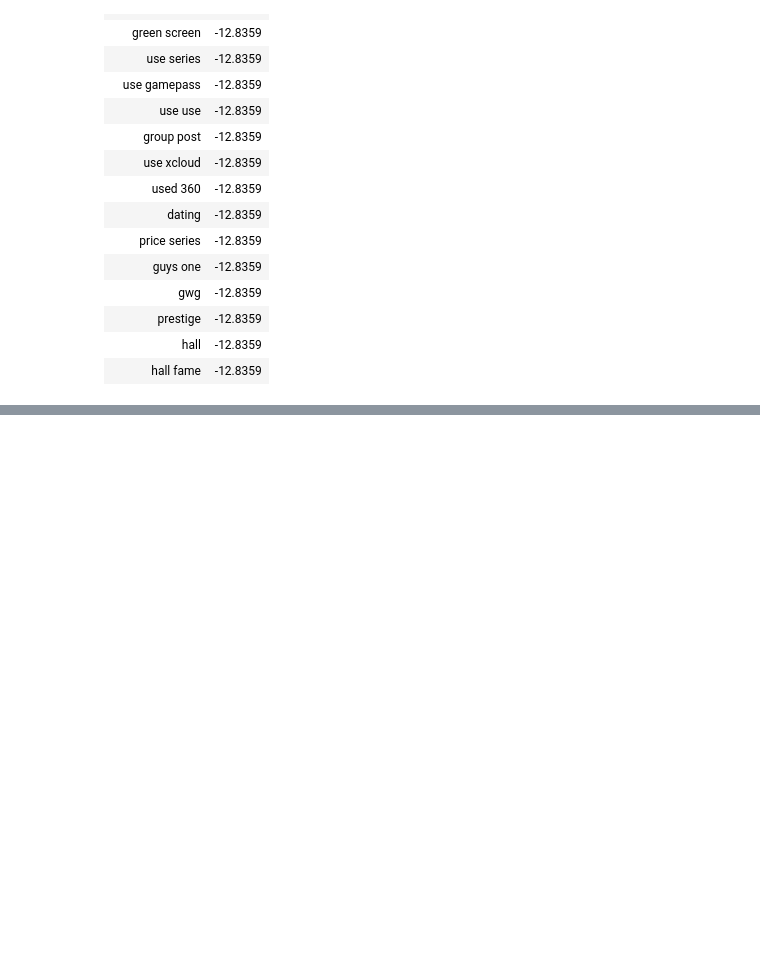
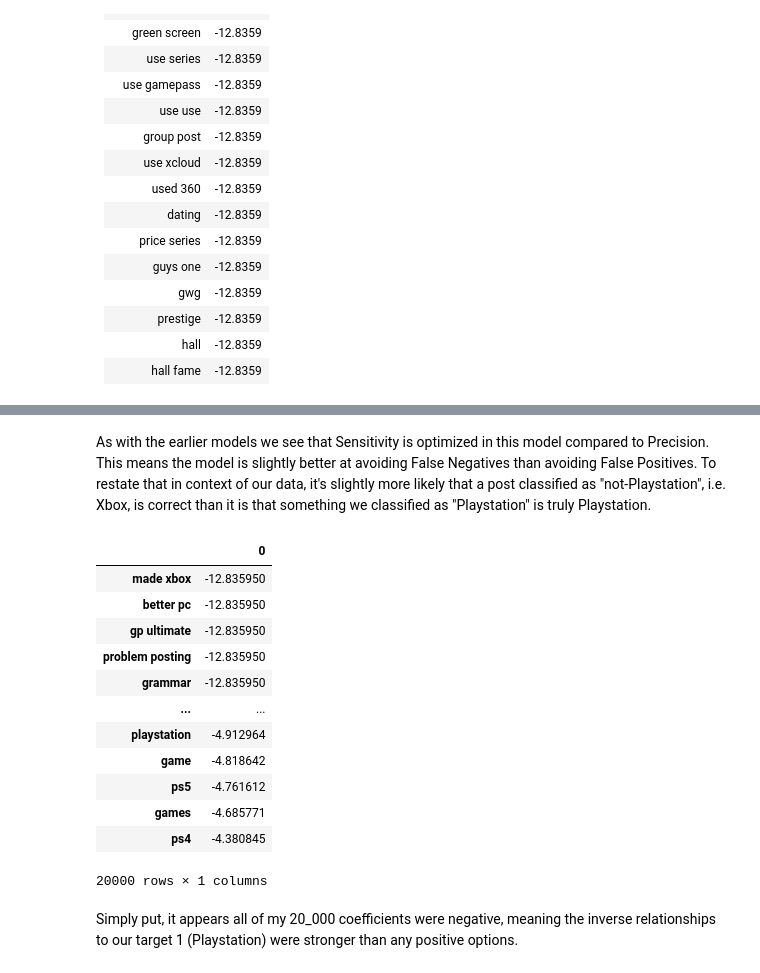
Before and after one commit to griffinwt/Reddit_nlp, a Jupyter notebook: 03_Modeling.ipynb, the cells around one changed output, grey strips where cells are left out. Saved outputs shown, nothing was run; the diff lists cells and outputs as text; code cells hidden in the pictures; blank space fills up the shorter version.

Commit message:
finished nb models

```diff
--- a/03_Modeling.ipynb
+++ b/03_Modeling.ipynb
@@ -622,0 +698,21 @@ Receiver Operating Characteristic (ROC) curve: (not shown)
+# %% [markdown]
+As with the earlier models we see that Sensitivity is optimized in this model compared to Precision. This means the model is slightly better at avoiding False Negatives than avoiding False Positives. To restate that in context of our data, it's slightly more likely that a post classified as "not-Playstation", i.e. Xbox, is correct than it is that something we classified as "Playstation" is truly Playstation.
+# %%
+coef_df = pd.DataFrame(nb.coef_, columns = cvec.get_feature_names())
+coef_df.T.sort_values(by=0)
+# %% [output]
+|  | 0 |
+| made xbox | -12.835950 |
+| better pc | -12.835950 |
+| gp ultimate | -12.835950 |
+| problem posting | -12.835950 |
+| grammar | -12.835950 |
+| ... | ... |
+| playstation | -4.912964 |
+| game | -4.818642 |
+| ps5 | -4.761612 |
+| games | -4.685771 |
+| ps4 | -4.380845 |
+20000 rows × 1 columns
+# %% [markdown]
+Simply put, it appears all of my 20_000 coefficients were negative, meaning the inverse relationships to our target 1 (Playstation) were stronger than any positive options.
```
Also changed, not shown: parts of 33 cells of this notebook, 1 other file.
